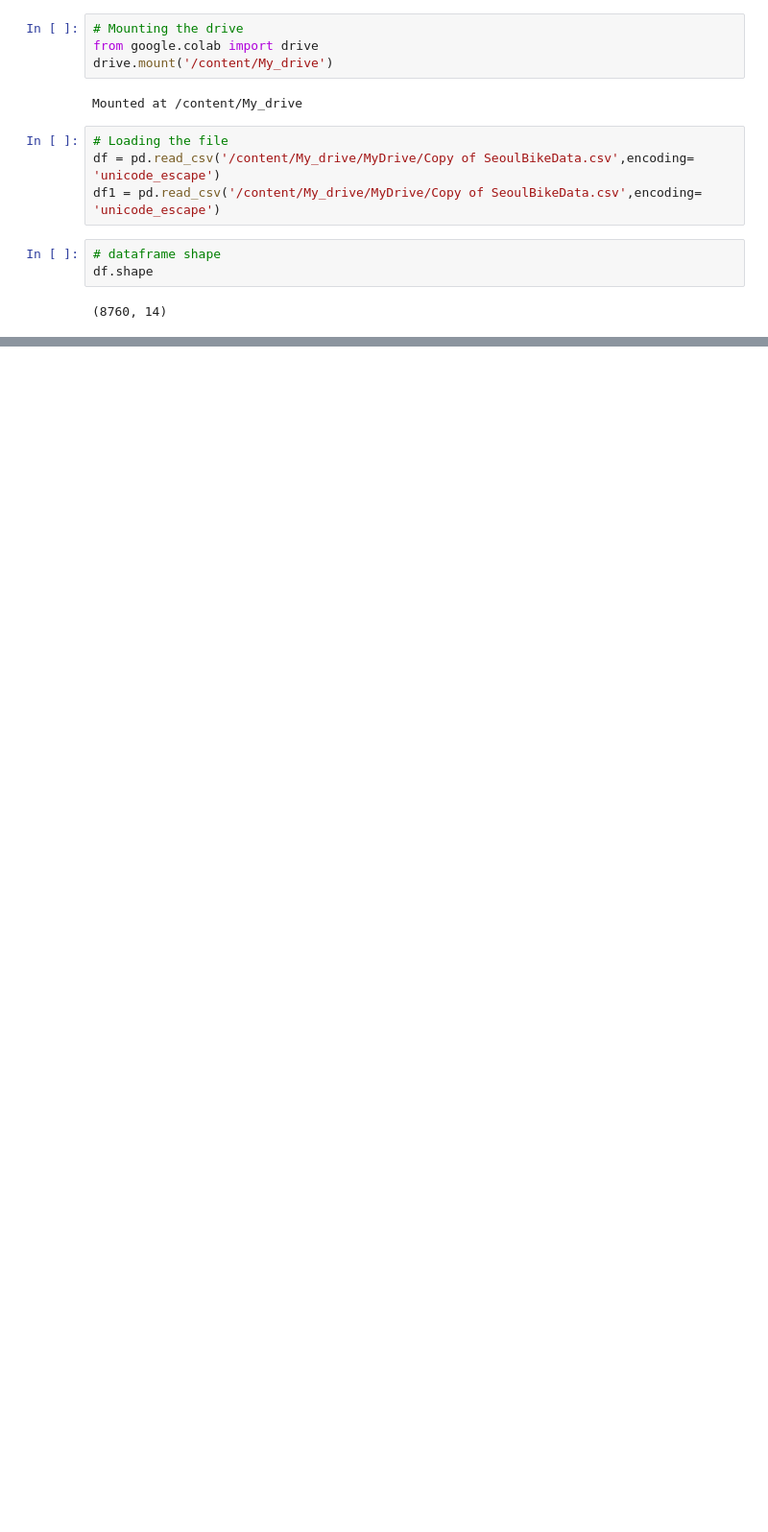
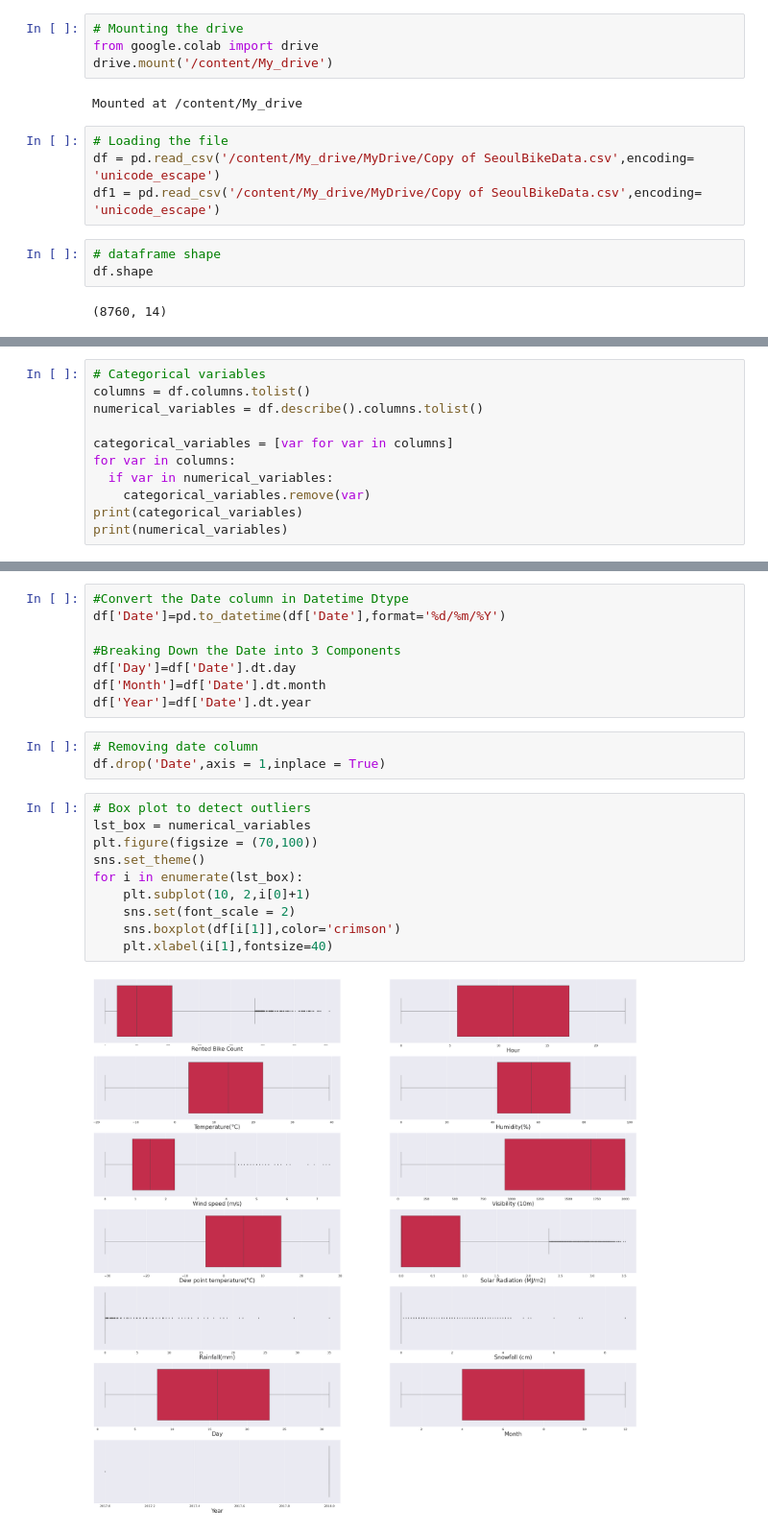
Before and after one commit to Sriharish19/Bike-Demand-Prediction, a Jupyter notebook: SH_Bike_Sharing_Demand_Prediction_ML_Capstone_Project_2.ipynb, the cells around one changed output, grey strips where cells are left out. Shown at 96% size. Cells and saved outputs as stored; diff of their text form; blank space fills up the shorter version.

```diff
--- a/SH_Bike_Sharing_Demand_Prediction_ML_Capstone_Project_2.ipynb
+++ b/SH_Bike_Sharing_Demand_Prediction_ML_Capstone_Project_2.ipynb
@@ -63,0 +150,11 @@ df.head()
+# %%
+# Categorical variables
+columns = df.columns.tolist()
+numerical_variables = df.describe().columns.tolist()
+
+categorical_variables = [var for var in columns]
+for var in columns:
+  if var in numerical_variables:
+    categorical_variables.remove(var)
+print(categorical_variables)
+print(numerical_variables)
@@ -63,0 +164,23 @@ df.head()
+# %%
+#Convert the Date column in Datetime Dtype
+df['Date']=pd.to_datetime(df['Date'],format='%d/%m/%Y')
+
+#Breaking Down the Date into 3 Components
+df['Day']=df['Date'].dt.day
+df['Month']=df['Date'].dt.month
+df['Year']=df['Date'].dt.year
+# %%
+# Removing date column
+df.drop('Date',axis = 1,inplace = True)
+# %%
+# Box plot to detect outliers
+lst_box = numerical_variables
+plt.figure(figsize = (70,100))
+sns.set_theme()
+for i in enumerate(lst_box):
+    plt.subplot(10, 2,i[0]+1)
+    sns.set(font_scale = 2)
+    sns.boxplot(df[i[1]],color='crimson')
+    plt.xlabel(i[1],fontsize=40)
+# %% [output]
+[figure, added]
```
Also changed, not shown: parts of 12 cells of this notebook.
